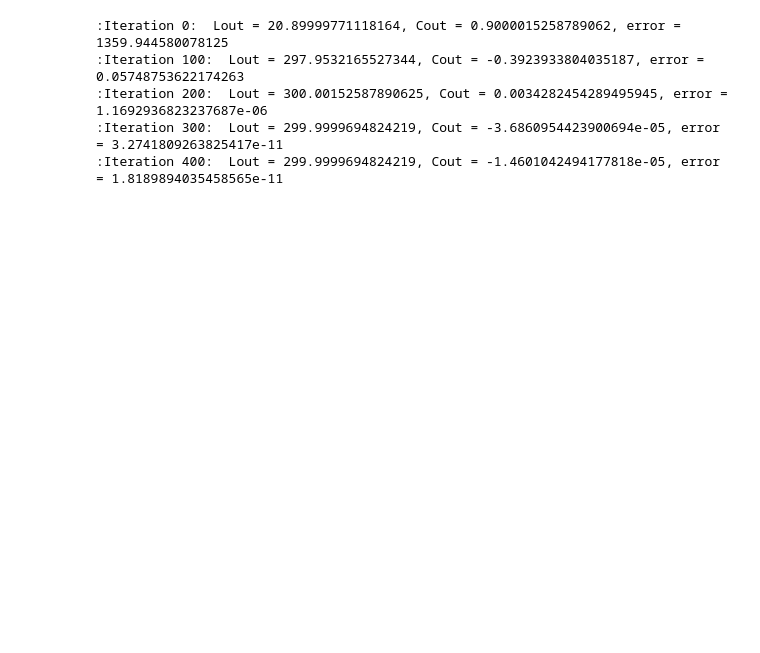
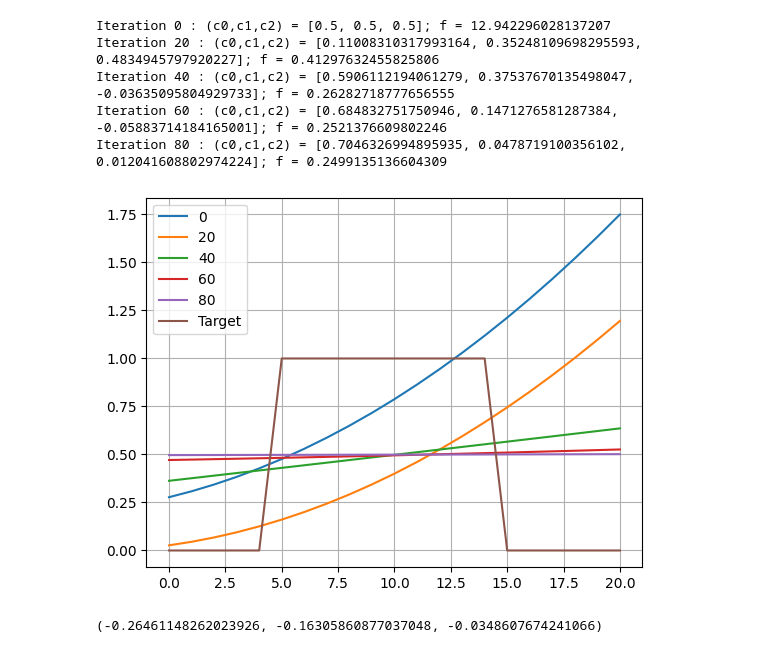
Before and after one commit to a-dag-a/sandbox__ML, a Jupyter notebook: autodiff/WIP.ipynb, the cells around one changed output. Saved outputs shown, nothing was run; the diff lists cells and outputs as text; code cells hidden in the pictures; blank space fills up the shorter version.

```diff
--- a/autodiff/WIP.ipynb
+++ b/autodiff/WIP.ipynb
@@ -33,19 +19,48 @@ def computeError(match__Lout_pH,match__Cout_fF):#,match__Cout):
+# %%
+polynomial_target = torch.zeros(len(w))
+polynomial_target[int(0.25*len(w)):int(0.75*len(w))] = 1
+def computeCurve(x,y,z):
+    polynomial_w = x**2 + (y**2)*(w) + (z**2)*(w**2)
+    return polynomial_w
+
+def computeError(x,y,z):
+    # return torch.sum(x**2 + (y**2)*(w) + (z**2)*(w**2))
+
+    # polynomial_w = x**2 + (y**2)*(w) + (z**2)*(w**2)
+    # return torch.sum(polynomial_w)
+
+    polynomial_w = computeCurve(x,y,z)
+    loss = nn.MSELoss()(polynomial_w, polynomial_target)
+    return loss
 # %%
-match__Lout = torch.tensor(10.9, requires_grad=True)
-match__Cout_fF = torch.tensor(10.9, requires_grad=True)
+c0 = torch.tensor(1.0, requires_grad=True)
+c1 = torch.tensor(1.0, requires_grad=True)
+c2 = torch.tensor(1.0, requires_grad=True)
 
-optimizer = torch.optim.Adam([match__Lout,match__Cout_fF], lr=10) # Adaptive algorithm, better
-for i in range(500):
+fig, axes = plt.subplots(); legend = []
+optimizer = torch.optim.Adam([c0,c1,c2], lr=0.5) # Adaptive algorithm, better
+for i in range(100):
     optimizer.zero_grad()
-    f = computeError(match__Lout,match__Cout_fF)
+    # f = computeError(c0,c1,c2)
+    f = computeError(c0,c1,c2)
     f.backward()
     optimizer.step()
-    if i % 100 == 0:
-        # print(f":Iteration {i}:  Lout = {match__Lout.item()}, error = {f.item()}")
-        print(f":Iteration {i}:  Lout = {match__Lout.item()}, Cout = {match__Cout_fF}, error = {f.item()}")
+    if(i%20==0):
+        print(f'Iteration {i} : (c0,c1,c2) = {[_c.item() for _c in [c0,c1,c2]]}; f = {f.item()}')
+        axes.plot(computeCurve(c0,c1,c2).detach().numpy())
+        legend.append(i)
+legend.append('Target')
+axes.plot(polynomial_target)
+axes.legend(legend)
+axes.grid('on')
 # %% [output]
-:Iteration 0:  Lout = 20.89999771118164, Cout = 0.9000015258789062, error = 1359.944580078125
-:Iteration 100:  Lout = 297.9532165527344, Cout = -0.3923933804035187, error = 0.05748753622174263
-:Iteration 200:  Lout = 300.00152587890625, Cout = 0.0034282454289495945, error = 1.1692936823237687e-06
-:Iteration 300:  Lout = 299.9999694824219, Cout = -3.6860954423900694e-05, error = 3.2741809263825417e-11
-:Iteration 400:  Lout = 299.9999694824219, Cout = -1.4601042494177818e-05, error = 1.8189894035458565e-11
+Iteration 0 : (c0,c1,c2) = [0.5, 0.5, 0.5]; f = 12.942296028137207
+Iteration 20 : (c0,c1,c2) = [0.11008310317993164, 0.35248109698295593, 0.4834945797920227]; f = 0.41297632455825806
+Iteration 40 : (c0,c1,c2) = [0.5906112194061279, 0.37537670135498047, -0.03635095804929733]; f = 0.26282718777656555
+Iteration 60 : (c0,c1,c2) = [0.684832751750946, 0.1471276581287384, -0.05883714184165001]; f = 0.2521376609802246
+Iteration 80 : (c0,c1,c2) = [0.7046326994895935, 0.0478719100356102, 0.012041608802974224]; f = 0.2499135136604309
+[figure, added]
+# %%
+c0.item(), c1.item(), c2.item()
+# %% [output]
+(-0.26461148262023926, -0.16305860877037048, -0.0348607674241066)
```
Also changed, not shown: parts of 4 cells of this notebook.
